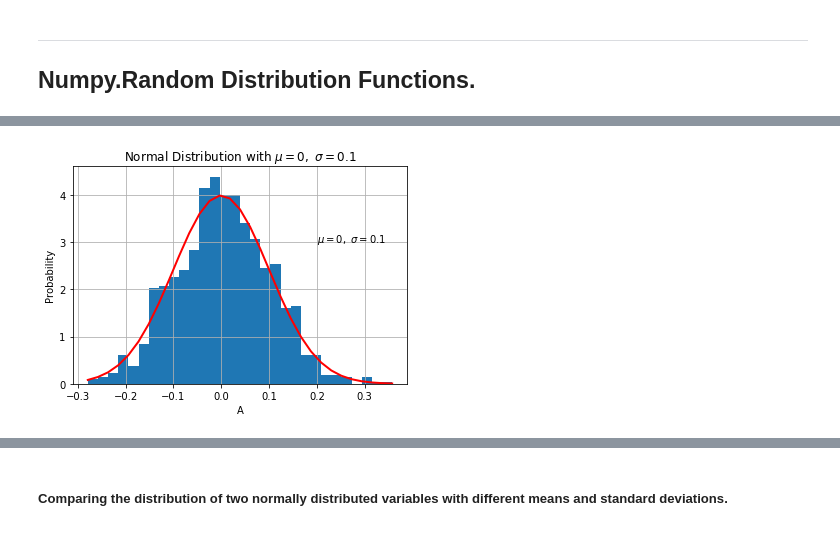
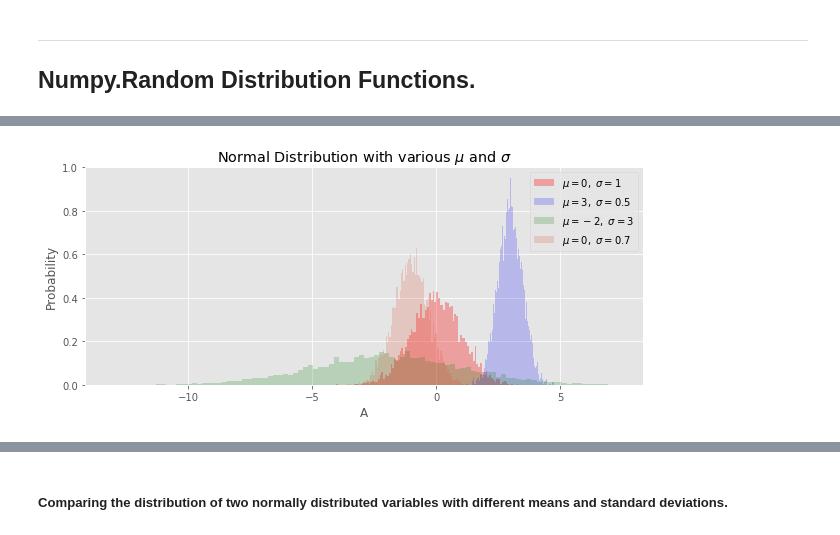
Before and after one commit to angela1C/Programming-for-Data-Analysis-numpy.random-project-2019, a Jupyter notebook: NumpyRandom.ipynb, the cells around one changed output, grey strips where cells are left out. Saved outputs shown, nothing was run; the diff lists cells and outputs as text; code cells hidden in the pictures.

Commit message:
distribution functions plots, overlaying plots instead of multiple subplots

```diff
--- a/NumpyRandom.ipynb
+++ b/NumpyRandom.ipynb
@@ -893,23 +899,30 @@ If you supply three arguments, the first is taken to be the mean $\mu$, the seco
 # %%
-# using the example from the documentation to start with draw samples from the distribution and display the histogram of the samples, along with the probability density function
+# Draw samples from the normal distribution and display the histogram of the sample
+# display the histogram of the samples, along with the probability density function
 import numpy as np
-mu, sigma = 0, 0.1 # mean and standard deviation
-s = np.random.normal(mu, sigma, 1000)
+import matplotlib.pyplot as plt
 
-import matplotlib.pyplot as plt
-count, bins, ignored = plt.hist(s, 30, density=True)
-plt.plot(bins, 1/(sigma * np.sqrt(2 * np.pi)) *
-               np.exp( - (bins - mu)**2 / (2 * sigma**2) ),
-         linewidth=2, color='r')
 
+mu, sigma = 0, 1 # mean and standard deviation
+s1 = np.random.normal(mu, sigma, 5000) # 5000 points centred around mean of 0, std of 1
+s2= np.random.normal(mu+3, sigma-0.5, 5000) # 2,1
+s3= np.random.normal(mu-2, sigma+2, 5000) # 0,3
+s4= np.random.normal(mu-1, sigma-0.3, 5000) #-1,0.6
+
+bins = 100
+plt.hist(s1, bins=bins, density=True, color ="r",alpha=0.3, label="$\mu=0,\ \sigma=1$")
+plt.hist(s2, bins=bins, density=True, color="b", alpha=0.2, label="$\mu=3,\ \sigma=0.5$")
+plt.hist(s3, bins=bins, density=True, color="g", alpha=0.2, label="$\mu=-2,\ \sigma=3$")
+plt.hist(s4, bins=bins, density=True, alpha=0.2, label="$\mu=0,\ \sigma=0.7$")
 plt.xlabel('A')
 plt.ylabel('Probability')
-plt.title('Normal Distribution with $\mu=0,\ \sigma=0.1$')
-plt.text(0.2, 3, r'$\mu=0,\ \sigma=0.1$')
+plt.title('Normal Distribution with various $\mu$ and $\sigma$')
+#plt.text(0.2, 3, r'$\mu=0,\ \sigma=0.1$')
 #plt.axis([40, 160, 0, 0.03])
+plt.legend()
 plt.grid(True)
 
 
 plt.show()
 # %% [output]
-[figure, old version]
+[figure, new version]
```
Also changed, not shown: parts of 38 cells of this notebook, 4 other files.
